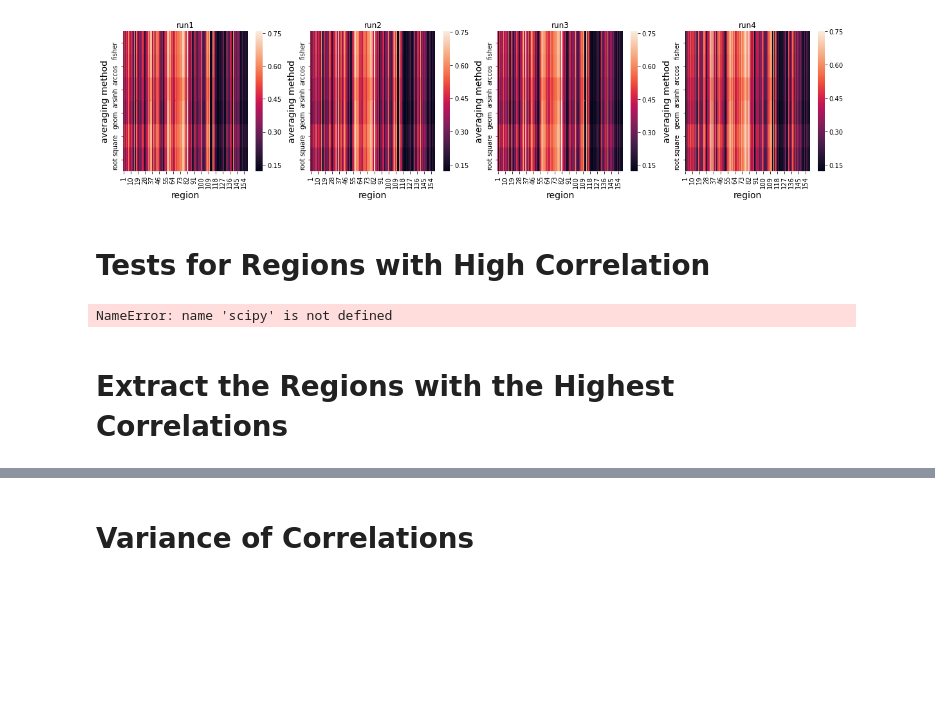
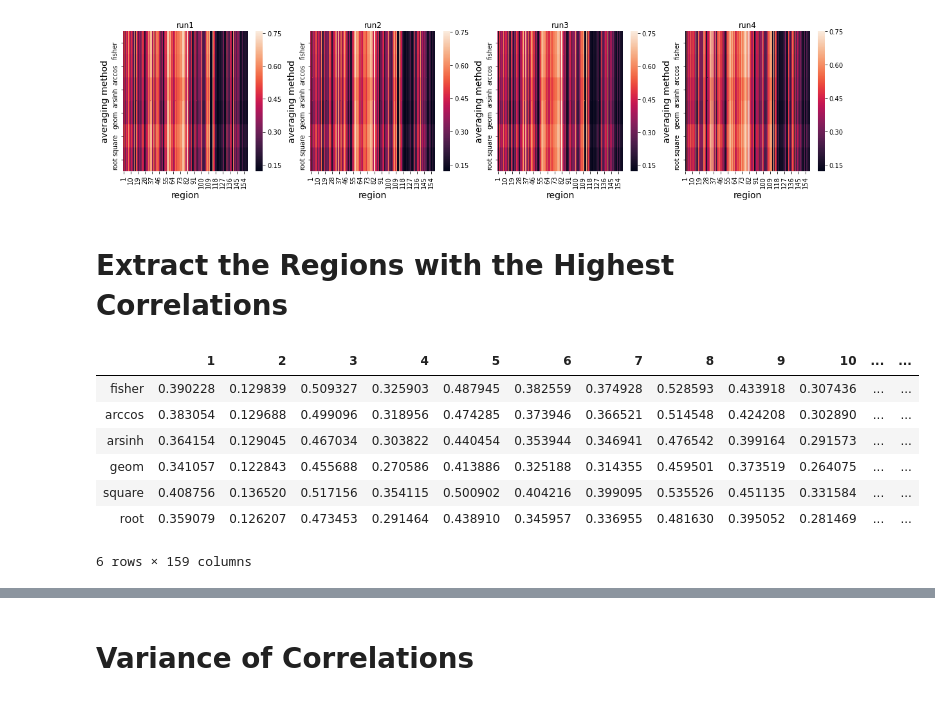
Before and after one commit to DylanYang7225/FMRI-Analysis, a Jupyter notebook: part1_Mean_Variance_and_Standard_Deviation.ipynb, the cells around one changed output, grey strips where cells are left out. Drawn from its saved outputs; the diff is of its cells as text; code cells hidden in the pictures; blank space fills up the shorter version.

```diff
--- a/part1_Mean_Variance_and_Standard_Deviation.ipynb
+++ b/part1_Mean_Variance_and_Standard_Deviation.ipynb
@@ -192,31 +192,22 @@ for i in range(4):
 plt.show()
 # %% [output]
 [figure]
-# %% [markdown]
-# Tests for Regions with High Correlation
-# %%
-for k in range(4):
-    ttests = [] # whether the mean of correlations of each region is siginificant from zero
-    for i in range(1,161):
-        reg = 'region '+str(i)
-        ttests.append(scipy.stats.ttest_1samp(all_Rscore[k][reg],0.5))
-
-    print('For run'+str(k+1))
-    for j in range(5,10):
-        ttest_high_corr = []
-        for i,ttest in enumerate(ttests):
-            if fisher_avg['region '+str(i+1)].loc['fisher_avg']>j/10 and ttest[1]<0.05:
-                ttest_high_corr.append(1)
-            else:
-                ttest_high_corr.append(0)
-        print("By T-tests, the number of regions with average correlation greater than {} is: {}".format(j/10,sum(ttest_high_corr)))
-# %% [output]
-NameError: name 'scipy' is not defined
 # %% [markdown]
 # Extract the Regions with the Highest Correlations
 # %%
 top_n = 15 # top 10 regions with the highest correlations to the original time-series
 col_names = ['top '+str(i+1) for i in range(top_n)]
 top_n_regions = pd.DataFrame(columns=col_names) # get the most correlated regions out based on each averaging methods
+# %%
+averages[1]
+# %% [output]
+|  | 1 | 2 | 3 | 4 | 5 | 6 | 7 | 8 | 9 | 10 | ... | ... |
+| fisher | 0.390228 | 0.129839 | 0.509327 | 0.325903 | 0.487945 | 0.382559 | 0.374928 | 0.528593 | 0.433918 | 0.307436 | ... | ... |
+| arccos | 0.383054 | 0.129688 | 0.499096 | 0.318956 | 0.474285 | 0.373946 | 0.366521 | 0.514548 | 0.424208 | 0.302890 | ... | ... |
+| arsinh | 0.364154 | 0.129045 | 0.467034 | 0.303822 | 0.440454 | 0.353944 | 0.346941 | 0.476542 | 0.399164 | 0.291573 | ... | ... |
+| geom | 0.341057 | 0.122843 | 0.455688 | 0.270586 | 0.413886 | 0.325188 | 0.314355 | 0.459501 | 0.373519 | 0.264075 | ... | ... |
+| square | 0.408756 | 0.136520 | 0.517156 | 0.354115 | 0.500902 | 0.404216 | 0.399095 | 0.535526 | 0.451135 | 0.331584 | ... | ... |
+| root | 0.359079 | 0.126207 | 0.473453 | 0.291464 | 0.438910 | 0.345957 | 0.336955 | 0.481630 | 0.395052 | 0.281469 | ... | ... |
+6 rows × 159 columns
 # %%
 top_n_regions_for_run = []
```
Also changed, not shown: parts of 8 cells of this notebook, 4 other files.
